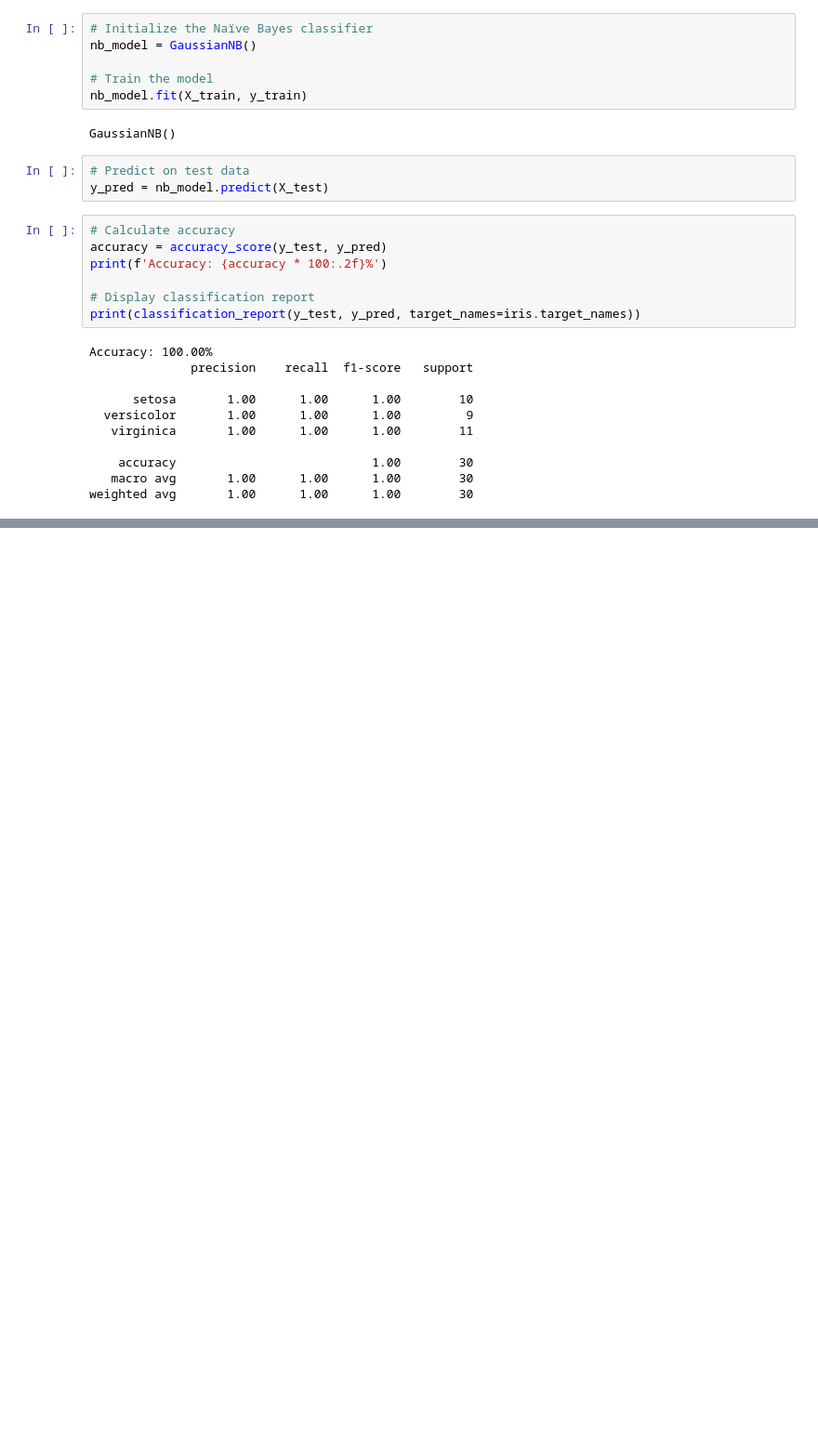
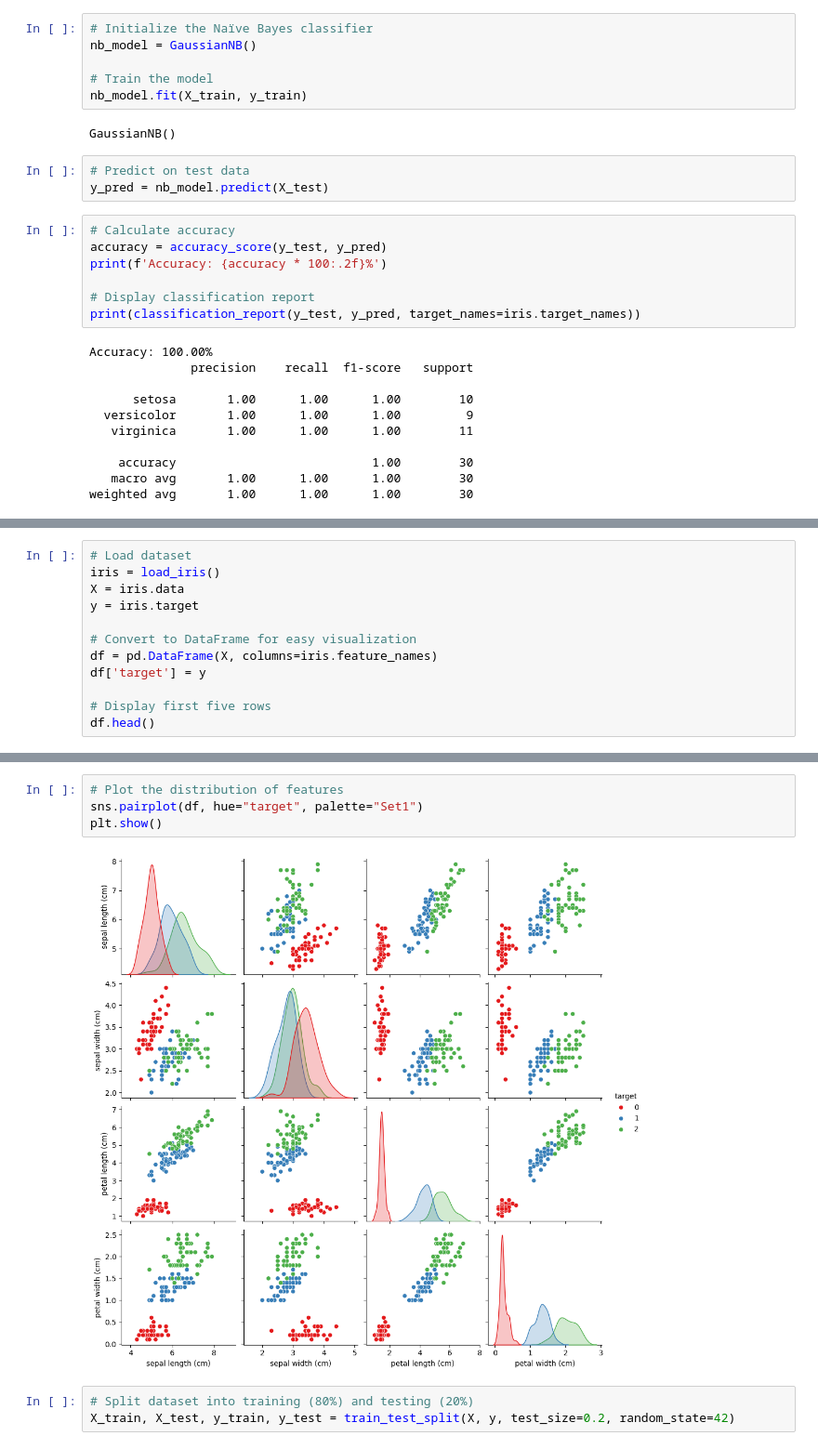
Before and after one commit to navinmalik7/MachineLearning, a Jupyter notebook: NaiveBayesAlgorithm/NaiveBayesAlgorithm.ipynb, the cells around one changed output, grey strips where cells are left out. Shown at 93% size. Saved outputs shown, nothing was run; the diff lists cells and outputs as text; blank space fills up the shorter version.

```diff
--- a/NaiveBayesAlgorithm/NaiveBayesAlgorithm.ipynb
+++ b/NaiveBayesAlgorithm/NaiveBayesAlgorithm.ipynb
@@ -44,0 +54,12 @@ weighted avg       1.00      1.00      1.00        30
+# %%
+# Load dataset
+iris = load_iris()
+X = iris.data
+y = iris.target
+
+# Convert to DataFrame for easy visualization
+df = pd.DataFrame(X, columns=iris.feature_names)
+df['target'] = y
+
+# Display first five rows
+df.head()
@@ -44,0 +73,9 @@ weighted avg       1.00      1.00      1.00        30
+# %%
+# Plot the distribution of features
+sns.pairplot(df, hue="target", palette="Set1")
+plt.show()
+# %% [output]
+[figure, added]
+# %%
+# Split dataset into training (80%) and testing (20%)
+X_train, X_test, y_train, y_test = train_test_split(X, y, test_size=0.2, random_state=42)
```
Also changed, not shown: parts of 5 cells of this notebook, 1 other file.
